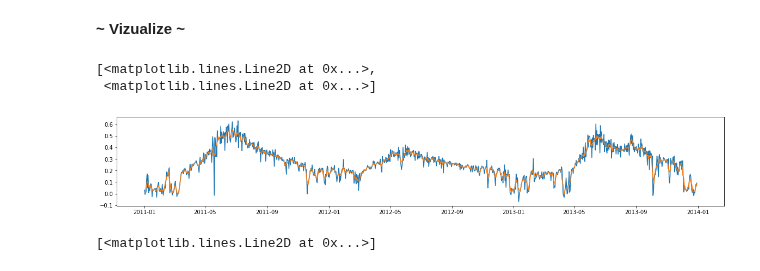
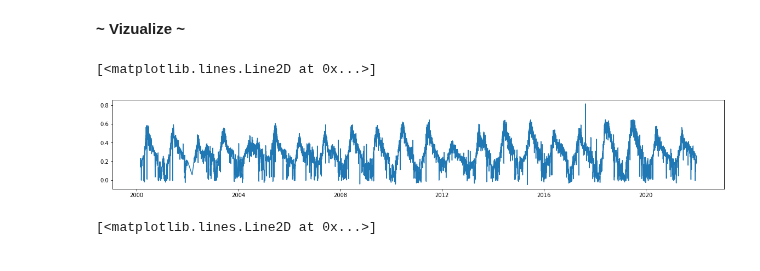
Before and after one commit to anniebritton/Ecological-Drought-ML-Modeling, a Jupyter notebook: NDVI_Data_Acquisition.ipynb, the cells around one changed output. Drawn from its saved outputs; the diff is of its cells as text; code cells hidden in the pictures.

```diff
--- a/NDVI_Data_Acquisition.ipynb
+++ b/NDVI_Data_Acquisition.ipynb
@@ -47,7 +49,7 @@ def mask_clouds(image):
     return image.updateMask(QA.bitwiseAnd(bit_mask).eq(0))
 
 # Get MODIS surface reflectance image collection
-mod09ga = ee.ImageCollection('MODIS/006/MOD09GA')
+mod09ga = ee.ImageCollection("MODIS/061/MOD09GA")
 
 # Filter image collections by date and apply the mask_clouds function
 mod09ga_masked = mod09ga.filterDate('2000-02-24', '2021-12-31').map(mask_clouds)
@@ -188,15 +190,11 @@ df_whole['date'] = pd.to_datetime(df_whole['date'], utc=True)
 df_whole = df_whole.set_index('date')
 # %% [markdown]
 **~ Vizualize ~**
-# %%
-NDVI_df['SMA5'] = NDVI_df['mean'].rolling(5, center=True).mean()
-plt.plot(NDVI_df['2011-01-01':'2013-12-30'])
-# %% [output]
-[<matplotlib.lines.Line2D at 0x...>,
- <matplotlib.lines.Line2D at 0x...>]
-[figure, removed]
-# %%
-NDVI_df = NDVI_df.drop(['SMA15', 'SMA30'], axis='columns')
+# %%
+plt.plot(NDVI_df)
+# %% [output]
+[<matplotlib.lines.Line2D at 0x...>]
+[figure, added]
 # %%
 plt.plot(swe_df)
 # %% [output]
```
Also changed, not shown: parts of 2 cells of this notebook.
